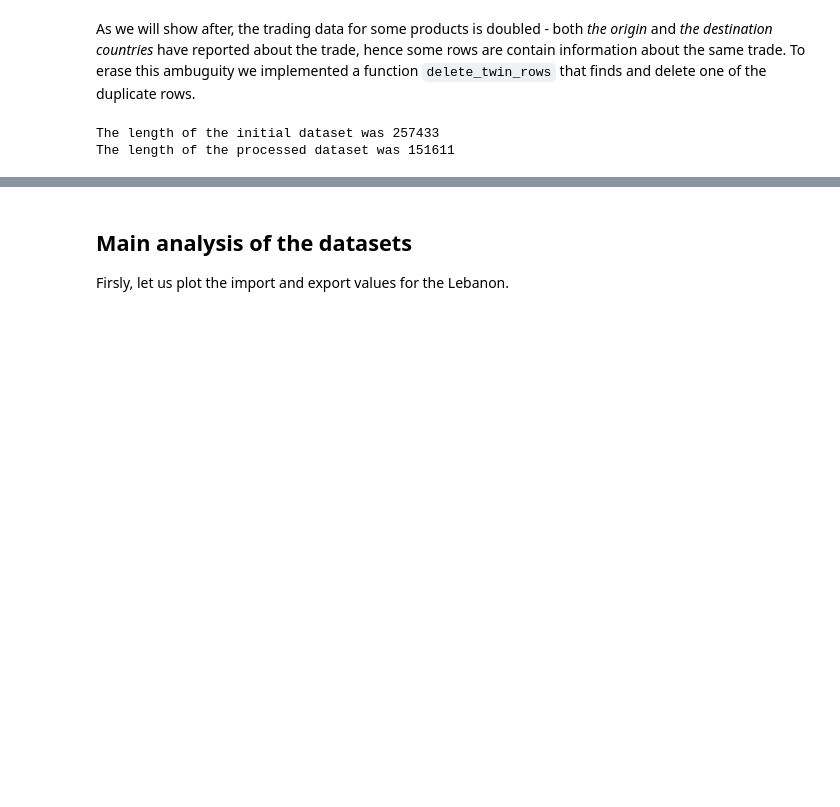
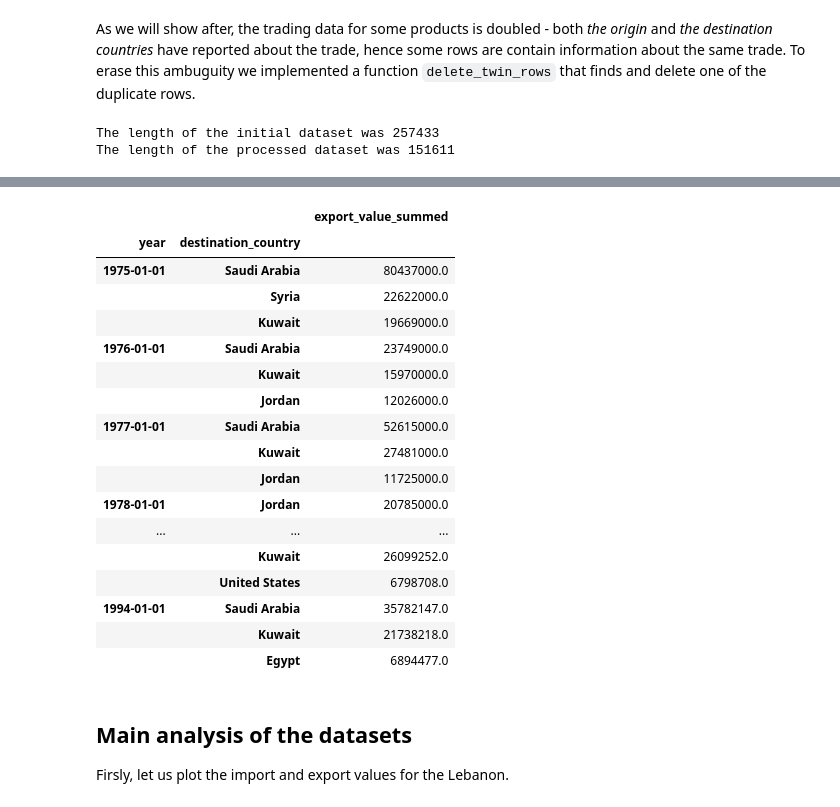
Before and after one commit to pull-fiction/make-crops-not-war, a Jupyter notebook: notebooks/analysis_import_export_data.ipynb, the cells around one changed output, grey strips where cells are left out. Cells and saved outputs as stored; diff of their text form; code cells hidden in the pictures; blank space fills up the shorter version.

```diff
--- a/notebooks/analysis_import_export_data.ipynb
+++ b/notebooks/analysis_import_export_data.ipynb
@@ -341,3 +418,24 @@ The length of the processed dataset was 151611
+# %%
+lebanon_export_3_largest_countries.loc['1975-01-01':'2000-01-01'].head(60)
+# %% [output]
+|  |  | export_value_summed |
+| year | destination_country |  |
+| 1975-01-01 | Saudi Arabia | 80437000.0 |
+|  | Syria | 22622000.0 |
+|  | Kuwait | 19669000.0 |
+| 1976-01-01 | Saudi Arabia | 23749000.0 |
+|  | Kuwait | 15970000.0 |
+|  | Jordan | 12026000.0 |
+| 1977-01-01 | Saudi Arabia | 52615000.0 |
+|  | Kuwait | 27481000.0 |
+|  | Jordan | 11725000.0 |
+| 1978-01-01 | Jordan | 20785000.0 |
+| ... | ... | ... |
+|  | Kuwait | 26099252.0 |
+|  | United States | 6798708.0 |
+| 1994-01-01 | Saudi Arabia | 35782147.0 |
+|  | Kuwait | 21738218.0 |
+|  | Egypt | 6894477.0 |
 # %% [markdown]
 ## Main analysis of the datasets
 
```
Also changed, not shown: parts of 8 cells of this notebook.
